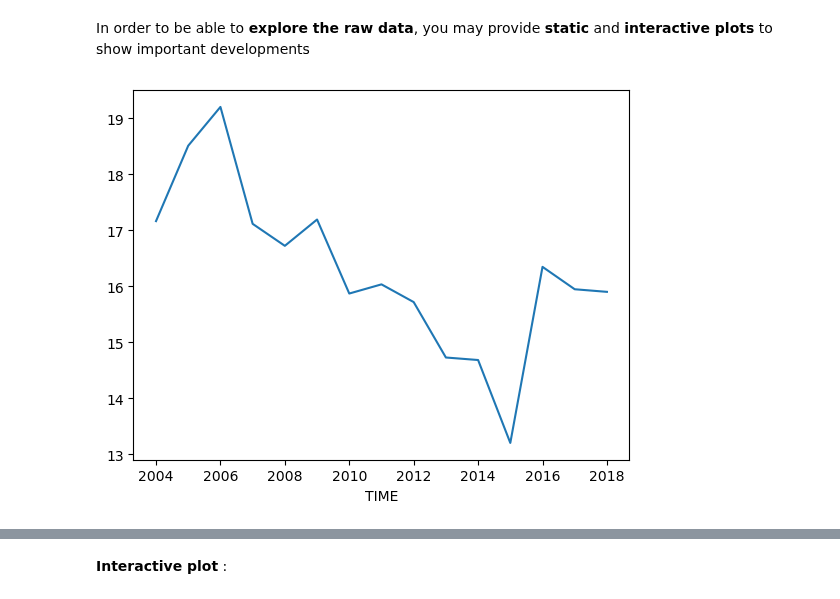
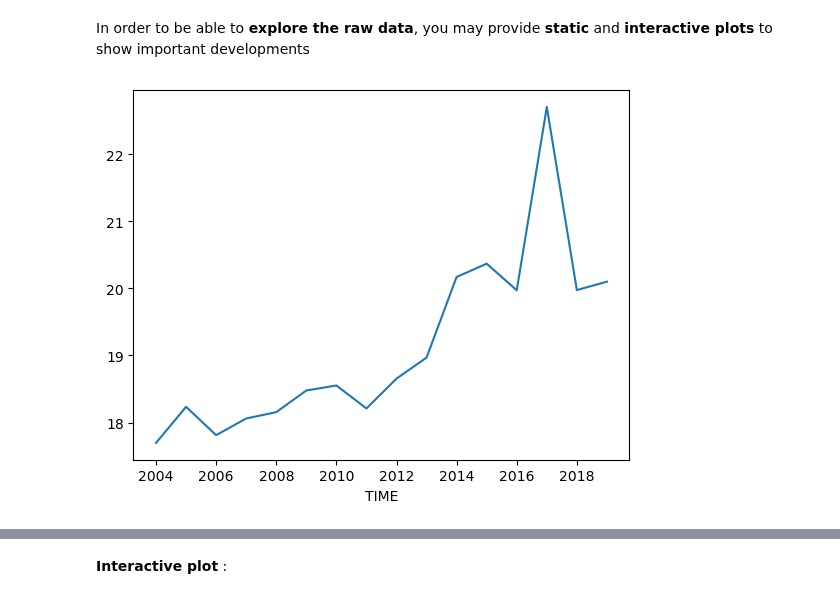
Before and after one commit to NumEconCopenhagen/projects-2023-newteam, a Jupyter notebook: dataproject/dataproject.ipynb, the cells around one changed output, grey strips where cells are left out. Cells and saved outputs as stored; diff of their text form; code cells hidden in the pictures.

Commit message:
data of canada

```diff
--- a/dataproject/dataproject.ipynb
+++ b/dataproject/dataproject.ipynb
@@ -125,20 +118,20 @@ In order to be able to **explore the raw data**, you may provide **static** and
 # %%
 #Illustrate data about Wellbeing
 
-# Data frame with Denmark
-wlb_denmark = wlb.loc[wlb['Country'] == 'Denmark', :]
-wlb_denmark_av = wlb_denmark.loc[wlb_denmark['Type of indicator'] == 'Average', :]#probaly we could do this in one line but i dont know exactly how
+# Data frame with Canada
+wlb_canada = wlb.loc[wlb['Country'] == 'Canada', :]
+wlb_canada_av = wlb_canada.loc[wlb_canada['Type of indicator'] == 'Average', :]#probaly we could do this in one line but i dont know exactly how
 
-wlb_data = wlb_denmark_av.loc[wlb_denmark_av['Indicator'] == 'Satisfaction with time use', :] #there ar only 2 values so we should use something else
+wlb_data = wlb_canada_av.loc[wlb_canada_av['Indicator'] == 'Satisfaction with time use', :] #there ar only 2 values so we should use something else
 
 #I think this might be a good proxy for well being, so we could plot it with the GDP?
-wlb_social = wlb_denmark_av.loc[wlb_denmark_av['Indicator'] == 'Deaths from suicide, alcohol, drugs', :]
+wlb_social = wlb_canada_av.loc[wlb_canada_av['Indicator'] == 'Deaths from suicide, alcohol, drugs', :]
 
 
 # Plot the values of deaths from suicide, alcohol and drugs over time
 wlb_social.plot(x='TIME',y='Value', legend=False);
 # %% [output]
-[figure, old version]
+[figure, new version]
 # %%
 wlb_social
 # %% [output]
```
Also changed, not shown: parts of 2 cells of this notebook.
